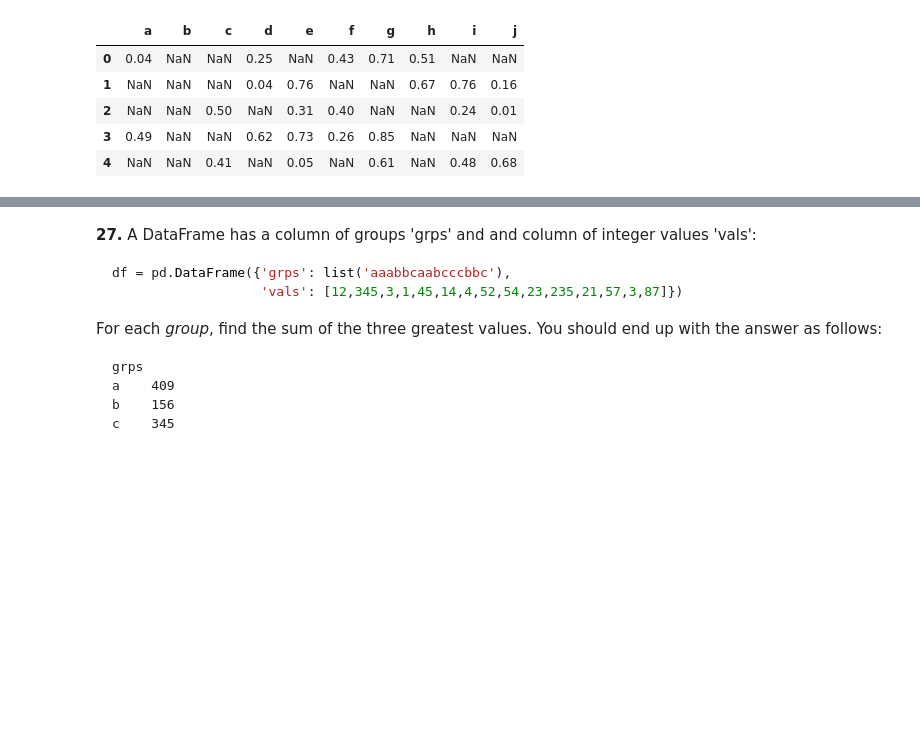
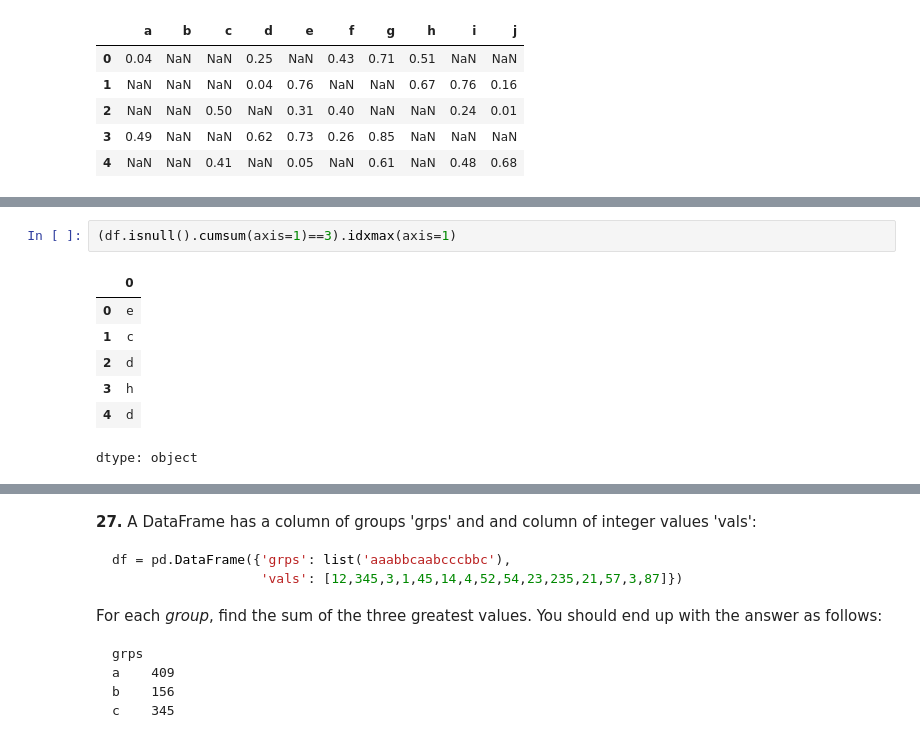
Before and after one commit to LeoLeo101/main, a Jupyter notebook: 100-pandas-puzzles.ipynb, the cells around one changed output, grey strips where cells are left out. Cells and saved outputs as stored; diff of their text form; blank space fills up the shorter version.

```diff
--- a/100-pandas-puzzles.ipynb
+++ b/100-pandas-puzzles.ipynb
@@ -514,0 +541,10 @@ df.columns[2]
+# %%
+(df.isnull().cumsum(axis=1)==3).idxmax(axis=1)
+# %% [output]
+|  | 0 |
+| 0 | e |
+| 1 | c |
+| 2 | d |
+| 3 | h |
+| 4 | d |
+dtype: object
```
Also changed, not shown: parts of 4 cells of this notebook.
